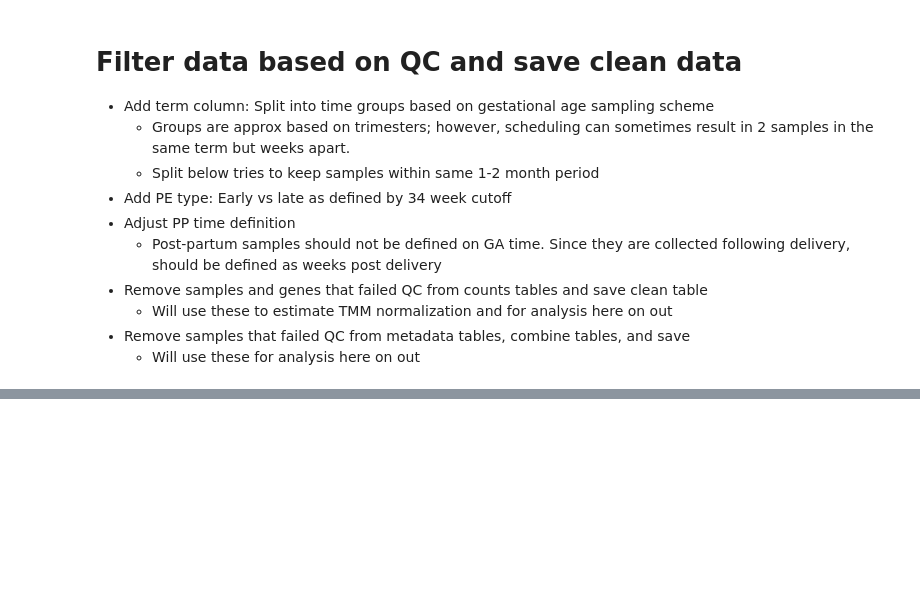
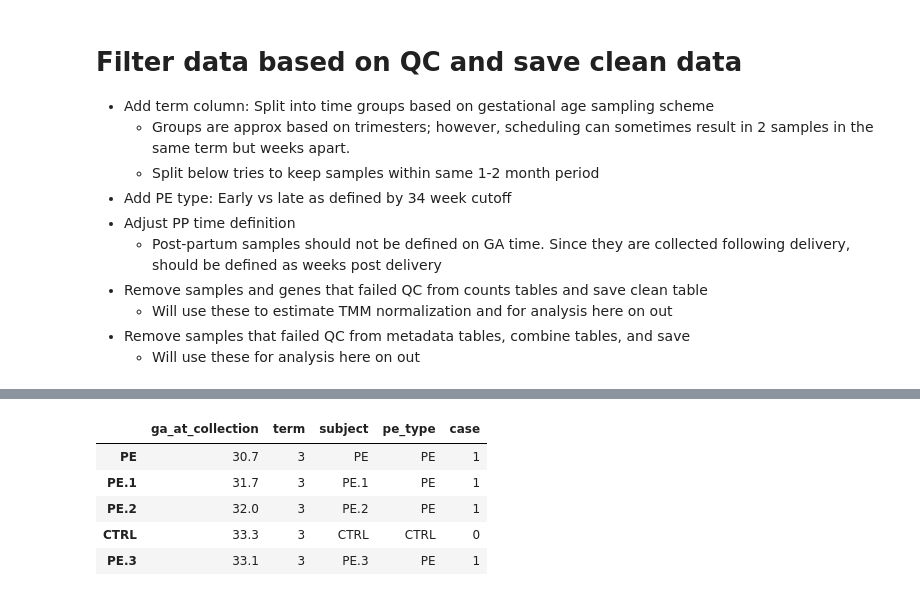
Before and after one commit to miramou/pe_cfrna, a Jupyter notebook: analysis/0_QC.ipynb, the cells around one changed output, grey strips where cells are left out. Cells and saved outputs as stored; diff of their text form; code cells hidden in the pictures; blank space fills up the shorter version.

```diff
--- a/analysis/0_QC.ipynb
+++ b/analysis/0_QC.ipynb
@@ -135,0 +241,14 @@ Counts table now has 11409 genes and 24 samples
+# %%
+#Munchel et al 2020, S2 - iPEC - early onset PE dataset at diagnosis
+munchel_s2_meta = read_save_munchel_data(filepath = '../../data/munchel_data/aaz0131_Data_file_S2.xlsx',
+                                         cnts_out_path = '../../data/munchel_data/S2_counts_only.csv',
+                                         meta_out_path = '../../data/munchel_data/S2_meta.csv',
+                                         mult_samples_per_person = False, is_all_nt = False)
+munchel_s2_meta.head()
+# %% [output]
+|  | ga_at_collection | term | subject | pe_type | case |
+| PE | 30.7 | 3 | PE | PE | 1 |
+| PE.1 | 31.7 | 3 | PE.1 | PE | 1 |
+| PE.2 | 32.0 | 3 | PE.2 | PE | 1 |
+| CTRL | 33.3 | 3 | CTRL | CTRL | 0 |
+| PE.3 | 33.1 | 3 | PE.3 | PE | 1 |
```
Also changed, not shown: parts of 16 cells of this notebook, 2 other files.
